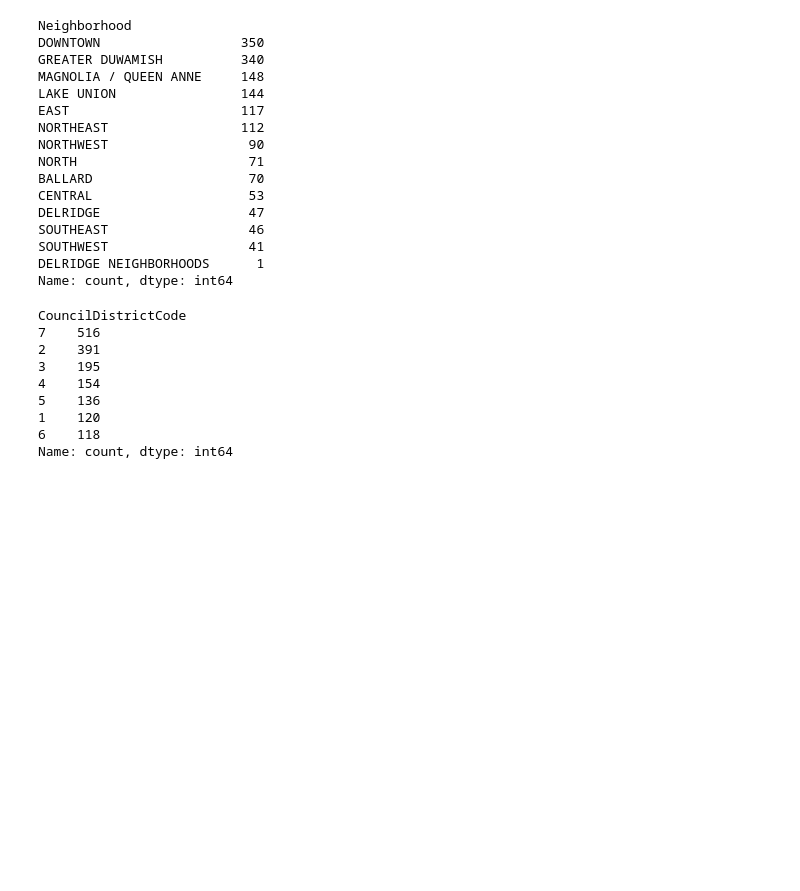
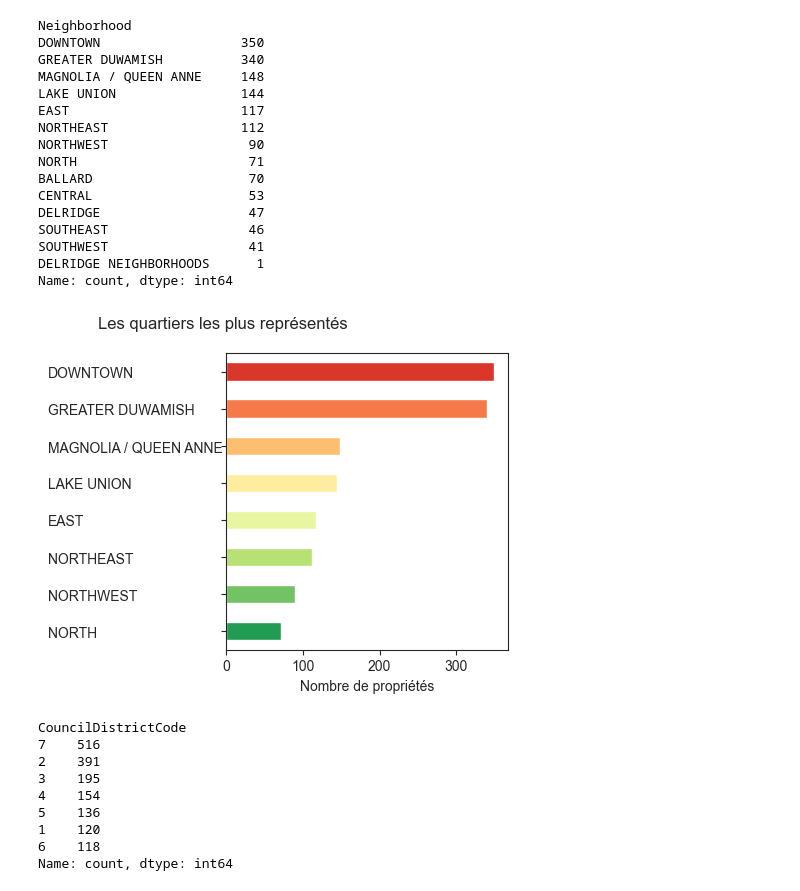
Before and after one commit to day811/OCDE-P6, a Jupyter notebook: modelistation_supervisee_EDA.ipynb, the cells around one changed output. Saved outputs shown, nothing was run; the diff lists cells and outputs as text; code cells hidden in the pictures; blank space fills up the shorter version.

```diff
--- a/modelistation_supervisee_EDA.ipynb
+++ b/modelistation_supervisee_EDA.ipynb
@@ -641,6 +641,25 @@ SOUTHEAST                  46
 SOUTHWEST                  41
 DELRIDGE NEIGHBORHOODS      1
 Name: count, dtype: int64
+# %%
+top_neigh = bc_without_perf_outliers['Neighborhood'].value_counts().head(8).sort_values()
+fig,ax = plt.subplots(figsize=(6,4))
+colors = sns.color_palette('RdYlGn_r', 8)
+top_neigh.plot(kind='barh', color=colors)
+
+labels = ax.get_yticklabels()
+
+# Aligner à gauche ET décaler vers la droite
+for label in labels:
+    label.set_horizontalalignment('left')
+    label.set_x(-0.6)
+plt.xlabel("Nombre de propriétés")
+plt.ylabel("")
+plt.suptitle("Les quartiers les plus représentés")
+plt.tight_layout()
+plt.show()
+# %% [output]
+[figure, added]
 # %%
 bc_without_perf_outliers['CouncilDistrictCode'].value_counts()
 # %% [output]
```
Also changed, not shown: parts of 1 cell of this notebook, 1 other file.
